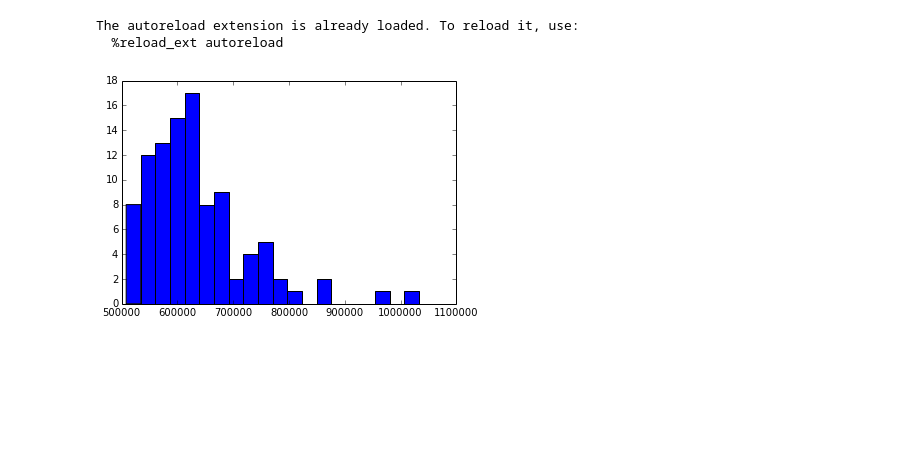
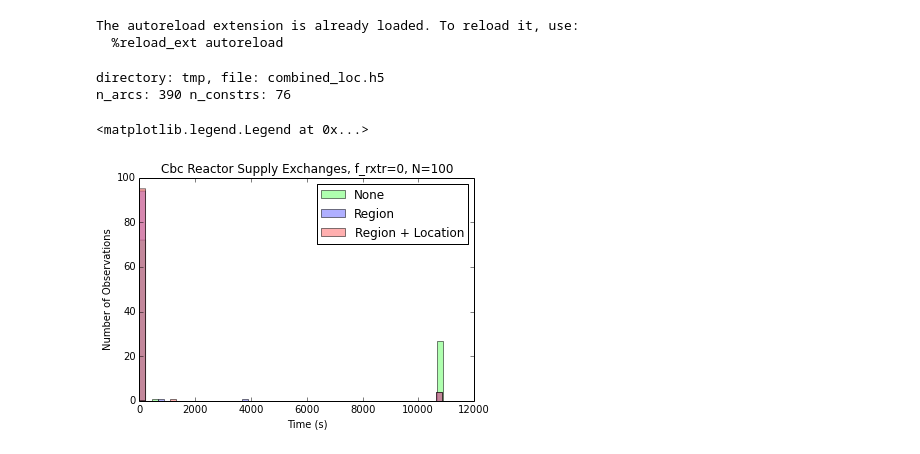
Before and after one commit to gidden/cyclopts, a Jupyter notebook: nbs/realization_analysis.ipynb, the cells around one changed output. Cells and saved outputs as stored; diff of their text form; code cells hidden in the pictures; blank space fills up the shorter version.

Commit message:
showing the solver histograms

```diff
--- a/nbs/realization_analysis.ipynb
+++ b/nbs/realization_analysis.ipynb
@@ -25,6 +24,12 @@ frxtr = 0
 n = 100
 #dirname = 'base_{kind}_1'.format(kind=mod_kind)
 dirname = 'nreal_{n}_{kind}_{frxtr}'.format(kind=mod_kind, frxtr=frxtr, n=n)
+dirname += '_loc'
+fname = 'combined.h5'
+
+dirname='tmp'
+fname = 'combined_fc.h5'
+
 xchange = {'reqr': 'Reactor Supply', 'rxtr': 'Reactor Demand'}
 
 base = '~/phd/cyclopts/structured_runs/'
@@ -41,16 +46,26 @@ elif mod_kind == 'rand':
 
 family_module = "cyclopts.exchange_family"
 family_class = "ResourceExchange"
-fname = 'combined.h5'
+
 fullpath = os.path.join(os.path.expanduser(base), dirname)
 h5file = os.path.join(fullpath, fname)
 
 # context driver object
-save = False
-ctx = Context(h5file,
-              family_module, family_class, species_module, species_class,
-              save=save, savepath=fullpath)
+save = True
+ctx = sis.Context(h5file,
+                  family_module, family_class, species_module, species_class,
+                  save=save, savepath=fullpath)
+print('directory: {0}, file: {1}'.format(dirname, fname))
+print('n_arcs:', ctx.data[0]['n_arcs'], 'n_constrs:', ctx.data[0]['n_constrs'],)
+# %% [output]
+directory: tmp, file: combined_loc.h5
+n_arcs: 390 n_constrs: 76
-# %%
-_, _ = ctx.solver_hist('cbc', 'objective', bins=20)
-# %% [output]
-[figure, removed]
+# %%
+s = 'cbc'
+colorby = 'f_loc'
+title = '{0} {1} Exchanges, f_rxtr={2}, N={3}'.format(s.capitalize(), xchange[mod_kind], frxtr, n)
+fig, ax = ctx.solver_hist(s, 'time', bins=50, title=title, colorby=colorby, alpha=0.5)
+ax.legend(loc=0)
+# %% [output]
+<matplotlib.legend.Legend at 0x...>
+[figure, added]
```
Also changed, not shown: parts of 5 cells of this notebook.
